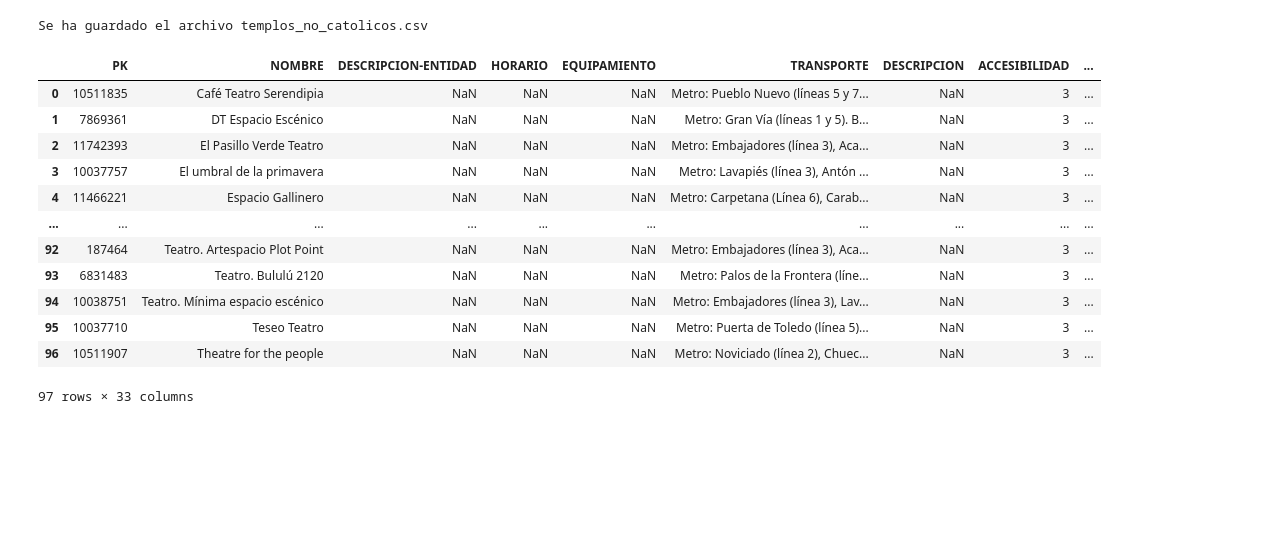
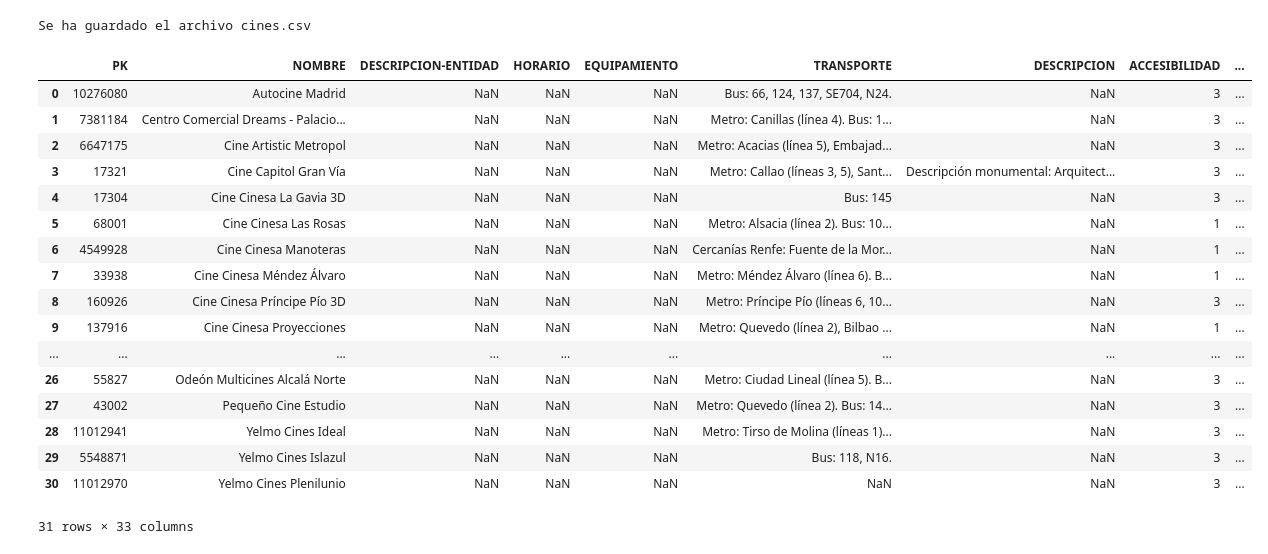
Before and after one commit to dfvinxu/desafio_data, a Jupyter notebook: notebooks/Salas espectáculos.ipynb, the cells around one changed output. Saved outputs shown, nothing was run; the diff lists cells and outputs as text; code cells hidden in the pictures; blank space fills up the shorter version.

Commit message:
Teatros_cines_auditorios

```diff
--- a/notebooks/Salas espectáculos.ipynb
+++ b/notebooks/Salas espectáculos.ipynb
@@ -17,29 +148,34 @@ def obtener_salas_espectaculos_artisticos():
         return None
 # %%
-contenido_csv = obtener_salas_espectaculos_artisticos()
+contenido_csv = obtener_cines_filmotecas()
 
 # Verificar si se obtuvo el contenido y guardarlo en un archivo CSV
 if contenido_csv:
-    with open("../data/madrid/Salas espectaculos artisticos/salas_espectaculos_artisticos.csv", "wb") as archivo_csv:
+    with open("../data/madrid/Salas espectaculos artisticos/cines.csv", "wb") as archivo_csv:
         archivo_csv.write(contenido_csv)
-    print("Se ha guardado el archivo templos_no_catolicos.csv")
+    print("Se ha guardado el archivo cines.csv")
 # %% [output]
-Se ha guardado el archivo templos_no_catolicos.csv
+Se ha guardado el archivo cines.csv
 # %%
-df = pd.read_csv("../data/madrid/Salas espectaculos artisticos/salas_espectaculos_artisticos.csv", sep=";", encoding="latin-1")
+df_cines = pd.read_csv("../data/madrid/Salas espectaculos artisticos/cines.csv", sep=";", encoding="latin-1")
-# %%
-df
-# %% [output]
-|  | PK | NOMBRE | DESCRIPCION-ENTIDAD | HORARIO | EQUIPAMIENTO | TRANSPORTE | DESCRIPCION | ACCESIBILIDAD | ... |
-| 0 | 10511835 | Café Teatro Serendipia | NaN | NaN | NaN | Metro: Pueblo Nuevo (líneas 5 y 7... | NaN | 3 | ... |
-| 1 | 7869361 | DT Espacio Escénico | NaN | NaN | NaN | Metro: Gran Vía (líneas 1 y 5). B... | NaN | 3 | ... |
-| 2 | 11742393 | El Pasillo Verde Teatro | NaN | NaN | NaN | Metro: Embajadores (línea 3), Aca... | NaN | 3 | ... |
-| 3 | 10037757 | El umbral de la primavera | NaN | NaN | NaN | Metro: Lavapiés (línea 3), Antón ... | NaN | 3 | ... |
-| 4 | 11466221 | Espacio Gallinero | NaN | NaN | NaN | Metro: Carpetana (Línea 6), Carab... | NaN | 3 | ... |
-| ... | ... | ... | ... | ... | ... | ... | ... | ... | ... |
-| 92 | 187464 | Teatro. Artespacio Plot Point | NaN | NaN | NaN | Metro: Embajadores (línea 3), Aca... | NaN | 3 | ... |
-| 93 | 6831483 | Teatro. Bululú 2120 | NaN | NaN | NaN | Metro: Palos de la Frontera (líne... | NaN | 3 | ... |
-| 94 | 10038751 | Teatro. Mínima espacio escénico | NaN | NaN | NaN | Metro: Embajadores (línea 3), Lav... | NaN | 3 | ... |
-| 95 | 10037710 | Teseo Teatro | NaN | NaN | NaN | Metro: Puerta de Toledo (línea 5)... | NaN | 3 | ... |
-| 96 | 10511907 | Theatre for the people | NaN | NaN | NaN | Metro: Noviciado (línea 2), Chuec... | NaN | 3 | ... |
-97 rows × 33 columns
+# %%
+df_cines
+# %% [output]
+|  | PK | NOMBRE | DESCRIPCION-ENTIDAD | HORARIO | EQUIPAMIENTO | TRANSPORTE | DESCRIPCION | ACCESIBILIDAD | ... |
+| 0 | 10276080 | Autocine Madrid | NaN | NaN | NaN | Bus: 66, 124, 137, SE704, N24. | NaN | 3 | ... |
+| 1 | 7381184 | Centro Comercial Dreams - Palacio... | NaN | NaN | NaN | Metro: Canillas (línea 4). Bus: 1... | NaN | 3 | ... |
+| 2 | 6647175 | Cine Artistic Metropol | NaN | NaN | NaN | Metro: Acacias (línea 5), Embajad... | NaN | 3 | ... |
+| 3 | 17321 | Cine Capitol Gran Vía | NaN | NaN | NaN | Metro: Callao (líneas 3, 5), Sant... | Descripción monumental: Arquitect... | 3 | ... |
+| 4 | 17304 | Cine Cinesa La Gavia 3D | NaN | NaN | NaN | Bus: 145 | NaN | 3 | ... |
+| 5 | 68001 | Cine Cinesa Las Rosas | NaN | NaN | NaN | Metro: Alsacia (línea 2). Bus: 10... | NaN | 1 | ... |
+| 6 | 4549928 | Cine Cinesa Manoteras | NaN | NaN | NaN | Cercanías Renfe: Fuente de la Mor... | NaN | 1 | ... |
+| 7 | 33938 | Cine Cinesa Méndez Álvaro | NaN | NaN | NaN | Metro: Méndez Álvaro (línea 6). B... | NaN | 1 | ... |
+| 8 | 160926 | Cine Cinesa Príncipe Pío 3D | NaN | NaN | NaN | Metro: Príncipe Pío (líneas 6, 10... | NaN | 3 | ... |
+| 9 | 137916 | Cine Cinesa Proyecciones | NaN | NaN | NaN | Metro: Quevedo (línea 2), Bilbao ... | NaN | 1 | ... |
+| ... | ... | ... | ... | ... | ... | ... | ... | ... | ... |
+| 26 | 55827 | Odeón Multicines Alcalá Norte | NaN | NaN | NaN | Metro: Ciudad Lineal (línea 5). B... | NaN | 3 | ... |
+| 27 | 43002 | Pequeño Cine Estudio | NaN | NaN | NaN | Metro: Quevedo (línea 2). Bus: 14... | NaN | 3 | ... |
+| 28 | 11012941 | Yelmo Cines Ideal | NaN | NaN | NaN | Metro: Tirso de Molina (líneas 1)... | NaN | 3 | ... |
+| 29 | 5548871 | Yelmo Cines Islazul | NaN | NaN | NaN | Bus: 118, N16. | NaN | 3 | ... |
+| 30 | 11012970 | Yelmo Cines Plenilunio | NaN | NaN | NaN | NaN | NaN | 3 | ... |
+31 rows × 33 columns
```
Also changed, not shown: parts of 54 cells of this notebook, 4 other files.
